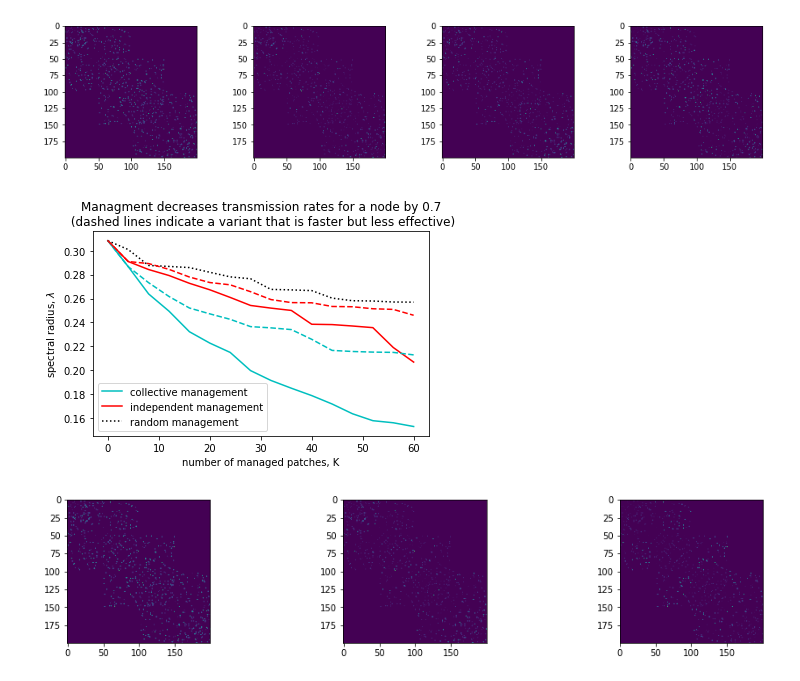
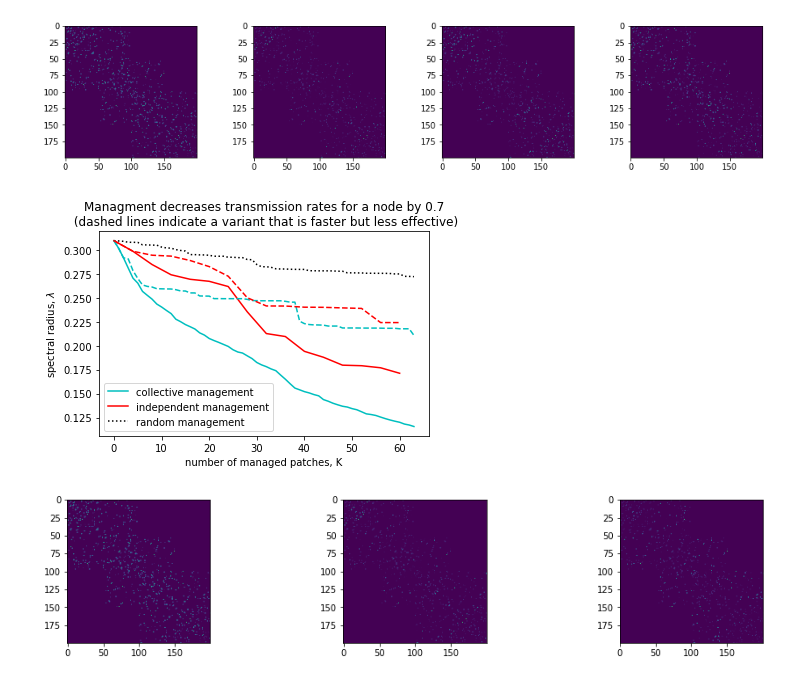
Before and after one commit to ashander/sesync, a Jupyter notebook: exp1_spectral_management_examples.ipynb, the cells around one changed output. Saved outputs shown, nothing was run; the diff lists cells and outputs as text; code cells hidden in the pictures.

```diff
--- a/exp1_spectral_management_examples.ipynb
+++ b/exp1_spectral_management_examples.ipynb
@@ -178,7 +177,7 @@ from manage import (
 # %%
 p = 0.7
 KK = 64
-Ks = arange(0,KK,K)
+Ks = np.arange(0,KK,K)
 
 rank_opts = {'type':'random' # rank completely at random
             }
@@ -187,8 +186,10 @@ manage_opts = {'p':p, # decrease the edge weights of selected nodes by p% (p=1 i
                'online':False, # update ranking after each modification?
                'distributed':False # compute rankings separately for different subgraphs
               }
+rank_opts['budget'] = [KK]
+rank_opts['control_id_sets'] = [np.arange(len(A))] # global control
 
-A_random,lams_random = manage_nodes(A,Ks,rank_opts,manage_opts)
+A_random,lams_random, Ksr = manage_nodes(A,rank_opts,manage_opts)
 # %%
 manage_opts = {'p':p, # decrease the edge weights of selected nodes by p% (p=1 is the strongest management)
                'online':True, # update ranking after each modification?
@@ -197,12 +198,15 @@ manage_opts = {'p':p, # decrease the edge weights of selected nodes by p% (p=1 i
 
 rank_opts = {'type':'evec', # rank according to eigenvector centrality
             }
+rank_opts['budget'] = [KK]
+rank_opts['control_id_sets'] = [np.arange(len(A))] # global control
+
 
 manage_opts['online'] = True
-AA,lams = manage_nodes(A,Ks,rank_opts,manage_opts)
+AA,lams, Ks = manage_nodes(A,rank_opts,manage_opts)
 
 manage_opts['online'] = False
-AA2,lams2 = manage_nodes(A,Ks,rank_opts,manage_opts)
+AA2,lams2, Ks2 = manage_nodes(A,rank_opts,manage_opts)
 # %%
 #plot(arange(K),lams[0]*np.ones(K),'k:')
 plt.plot(Ks,lams,'k')
@@ -237,31 +241,35 @@ manage_opts = {'p':p, # decrease the edge weights of selected nodes by p% (p=1 i
 rank_opts = {'type':'distributed_evec', # rank according to distributes eigenvector centrality
              'id_sets':id_sets
             }
+b = int(ceil(KK / K))
+rank_opts['budget'] = np.repeat(b, K)
+rank_opts['info_id_sets'] = [np.array(i) for i in id_sets]
+rank_opts['control_id_sets'] = [np.array(i) for i in id_sets]
 
 manage_opts['online'] = True # update ranking after each modification? yes
-AA3,lams3 = manage_nodes(A,Ks,rank_opts,manage_opts)
+AA3,lams3, Ks3 = manage_nodes(A,rank_opts,manage_opts)
 
 manage_opts['online'] = False # update ranking after each modification? no
-AA4,lams4 = manage_nodes(A,Ks,rank_opts,manage_opts)
+AA4,lams4, Ks4 = manage_nodes(A,rank_opts,manage_opts)
 # %%
 f1,ax = plt.subplots(1,1,figsize=(6,4));
 
 plt.plot(Ks,lams,'c')
-plt.plot(Ks,lams3,'r')
-plt.plot(Ks,lams_random,'k:');
+plt.plot(Ks3,lams3,'r')
+plt.plot(Ksr,lams_random,'k:');
 plt.legend(['collective management','independent management','random management'])
 
-plt.plot(Ks,lams2,'c--')
-plt.plot(Ks,lams4,'r--');
+plt.plot(Ks2,lams2,'c--')
+plt.plot(Ks4,lams4,'r--');
 
 plt.xlabel('number of managed patches, K')
 plt.ylabel('spectral radius, $\lambda$')
 
 plt.title('Managment decreases transmission rates for a node by '+ str(manage_opts['p']) +'\n (dashed lines indicate a variant that is faster but less effective)');
 plt.tight_layout();
 plt.savefig('figs/node_management_SBM'+str(K)+'.pdf')
 # %% [output]
-[figure, old version]
+[figure, new version]
 # %%
 f1,ax = plt.subplots(1,3,figsize=(16,3));
 make_scatters(ax,[A,AA,AA3])
```
Also changed, not shown: parts of 12 cells of this notebook, 8 other files.
